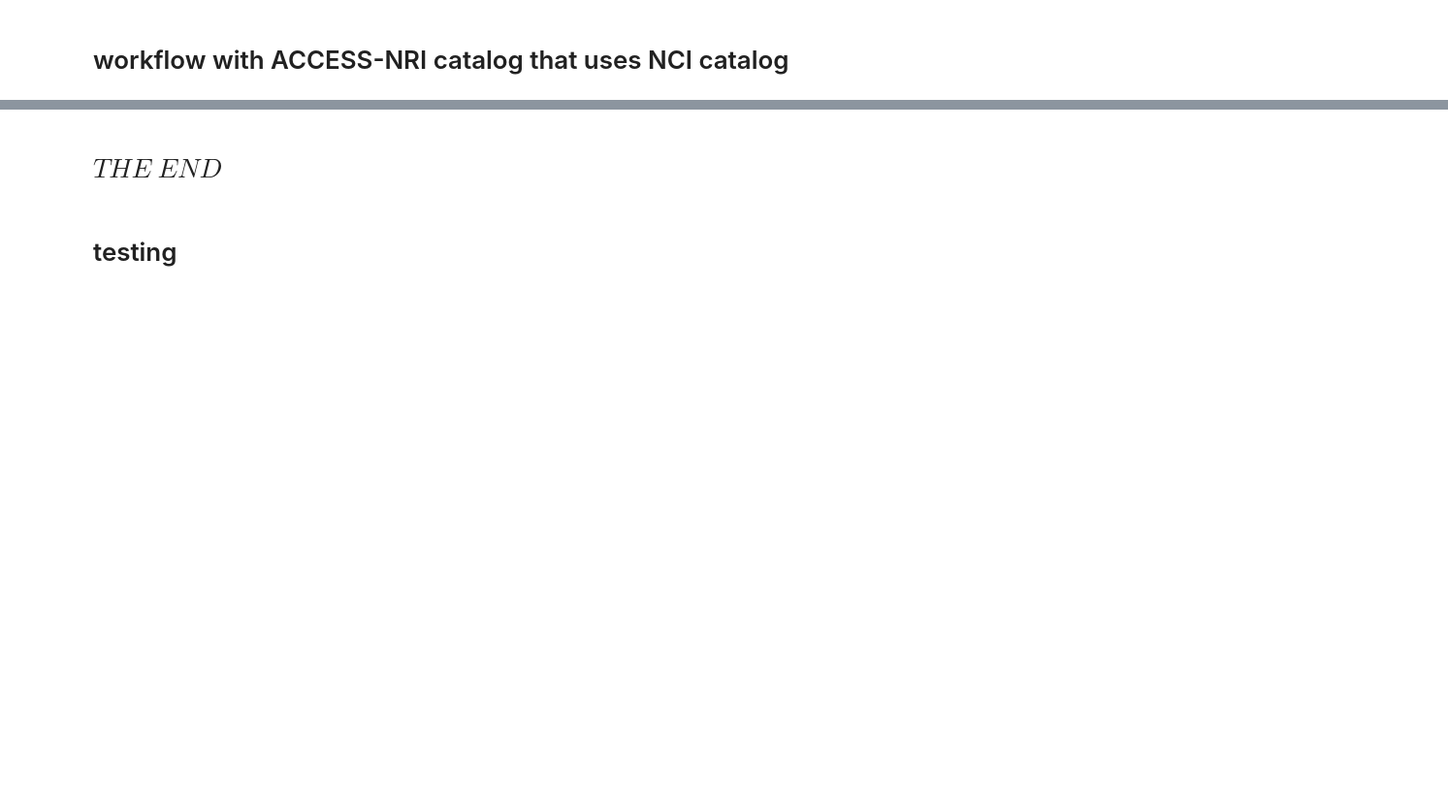
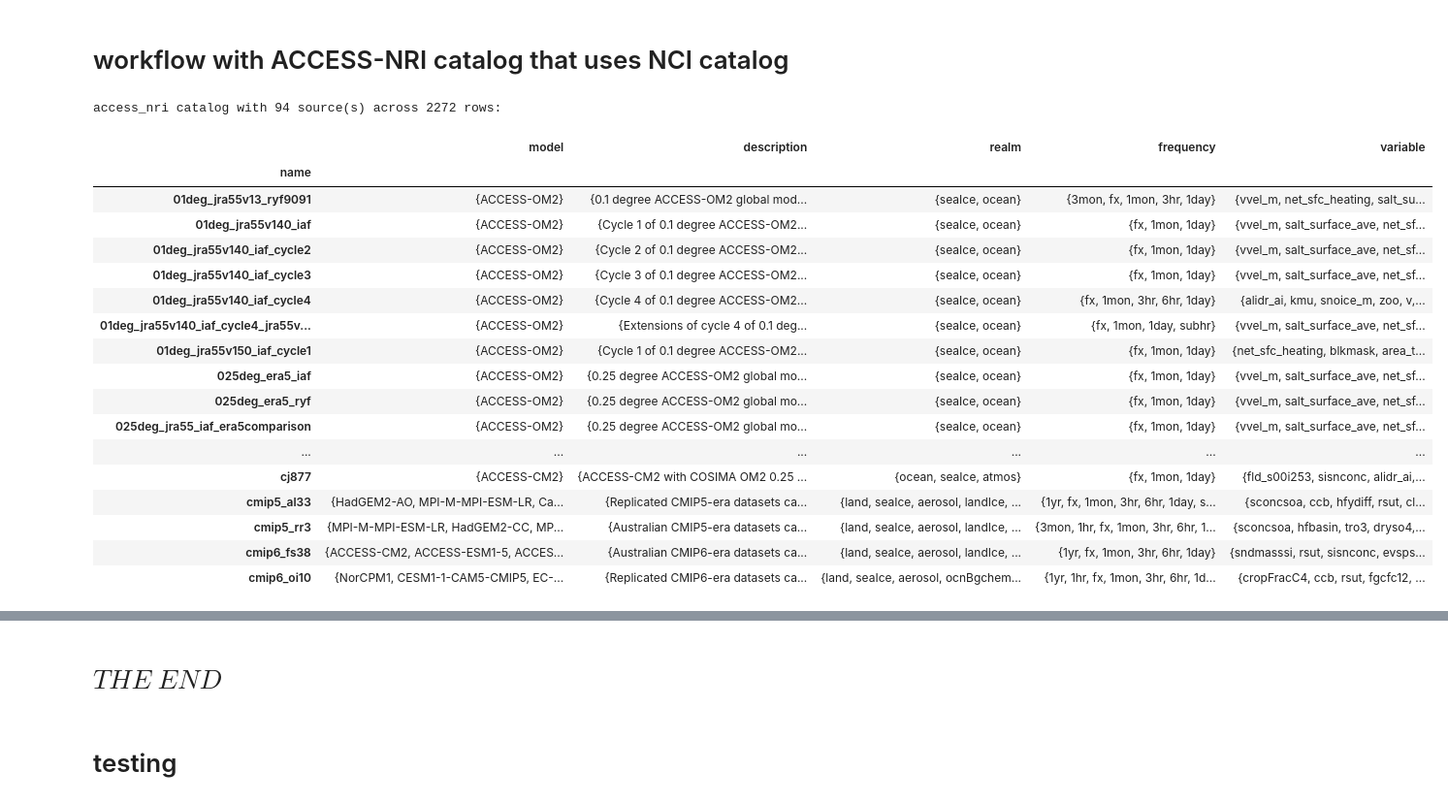
Before and after one commit to Thomas-Moore-Creative/ACDtools, a Jupyter notebook: notebooks/ARD_workflow_2025/ACCESS-ESM15-write-zarr.ipynb, the cells around one changed output, grey strips where cells are left out. Shown at 97% size. Cells and saved outputs as stored; diff of their text form; code cells hidden in the pictures; blank space fills up the shorter version.

```diff
--- a/notebooks/ARD_workflow_2025/ACCESS-ESM15-write-zarr.ipynb
+++ b/notebooks/ARD_workflow_2025/ACCESS-ESM15-write-zarr.ipynb
@@ -96,6 +113,28 @@ job_config_dict
 # workflow with ACCESS-NRI catalog that uses NCI catalog
 # %%
 catalog = intake.cat.access_nri
+# %%
+catalog
+# %% [output]
+access_nri catalog with 94 source(s) across 2272 rows:
+|  | model | description | realm | frequency | variable |
+| name |  |  |  |  |  |
+| 01deg_jra55v13_ryf9091 | {ACCESS-OM2} | {0.1 degree ACCESS-OM2 global mod... | {seaIce, ocean} | {3mon, fx, 1mon, 3hr, 1day} | {vvel_m, net_sfc_heating, salt_su... |
+| 01deg_jra55v140_iaf | {ACCESS-OM2} | {Cycle 1 of 0.1 degree ACCESS-OM2... | {seaIce, ocean} | {fx, 1mon, 1day} | {vvel_m, salt_surface_ave, net_sf... |
+| 01deg_jra55v140_iaf_cycle2 | {ACCESS-OM2} | {Cycle 2 of 0.1 degree ACCESS-OM2... | {seaIce, ocean} | {fx, 1mon, 1day} | {vvel_m, salt_surface_ave, net_sf... |
+| 01deg_jra55v140_iaf_cycle3 | {ACCESS-OM2} | {Cycle 3 of 0.1 degree ACCESS-OM2... | {seaIce, ocean} | {fx, 1mon, 1day} | {vvel_m, salt_surface_ave, net_sf... |
+| 01deg_jra55v140_iaf_cycle4 | {ACCESS-OM2} | {Cycle 4 of 0.1 degree ACCESS-OM2... | {seaIce, ocean} | {fx, 1mon, 3hr, 6hr, 1day} | {alidr_ai, kmu, snoice_m, zoo, v,... |
+| 01deg_jra55v140_iaf_cycle4_jra55v... | {ACCESS-OM2} | {Extensions of cycle 4 of 0.1 deg... | {seaIce, ocean} | {fx, 1mon, 1day, subhr} | {vvel_m, salt_surface_ave, net_sf... |
+| 01deg_jra55v150_iaf_cycle1 | {ACCESS-OM2} | {Cycle 1 of 0.1 degree ACCESS-OM2... | {seaIce, ocean} | {fx, 1mon, 1day} | {net_sfc_heating, blkmask, area_t... |
+| 025deg_era5_iaf | {ACCESS-OM2} | {0.25 degree ACCESS-OM2 global mo... | {seaIce, ocean} | {fx, 1mon, 1day} | {vvel_m, salt_surface_ave, net_sf... |
+| 025deg_era5_ryf | {ACCESS-OM2} | {0.25 degree ACCESS-OM2 global mo... | {seaIce, ocean} | {fx, 1mon, 1day} | {vvel_m, salt_surface_ave, net_sf... |
+| 025deg_jra55_iaf_era5comparison | {ACCESS-OM2} | {0.25 degree ACCESS-OM2 global mo... | {seaIce, ocean} | {fx, 1mon, 1day} | {vvel_m, salt_surface_ave, net_sf... |
+| ... | ... | ... | ... | ... | ... |
+| cj877 | {ACCESS-CM2} | {ACCESS-CM2 with COSIMA OM2 0.25 ... | {ocean, seaIce, atmos} | {fx, 1mon, 1day} | {fld_s00i253, sisnconc, alidr_ai,... |
+| cmip5_al33 | {HadGEM2-AO, MPI-M-MPI-ESM-LR, Ca... | {Replicated CMIP5-era datasets ca... | {land, seaIce, aerosol, landIce, ... | {1yr, fx, 1mon, 3hr, 6hr, 1day, s... | {sconcsoa, ccb, hfydiff, rsut, cl... |
+| cmip5_rr3 | {MPI-M-MPI-ESM-LR, HadGEM2-CC, MP... | {Australian CMIP5-era datasets ca... | {land, seaIce, aerosol, landIce, ... | {3mon, 1hr, fx, 1mon, 3hr, 6hr, 1... | {sconcsoa, hfbasin, tro3, dryso4,... |
+| cmip6_fs38 | {ACCESS-CM2, ACCESS-ESM1-5, ACCES... | {Australian CMIP6-era datasets ca... | {land, seaIce, aerosol, landIce, ... | {1yr, fx, 1mon, 3hr, 6hr, 1day} | {sndmasssi, rsut, sisnconc, evsps... |
+| cmip6_oi10 | {NorCPM1, CESM1-1-CAM5-CMIP5, EC-... | {Replicated CMIP6-era datasets ca... | {land, seaIce, aerosol, ocnBgchem... | {1yr, 1hr, fx, 1mon, 3hr, 6hr, 1d... | {cropFracC4, ccb, rsut, fgcfc12, ... |
 # %%
 %%time
 # --- build log filename dynamically ---
```
Also changed, not shown: parts of 9 cells of this notebook.
